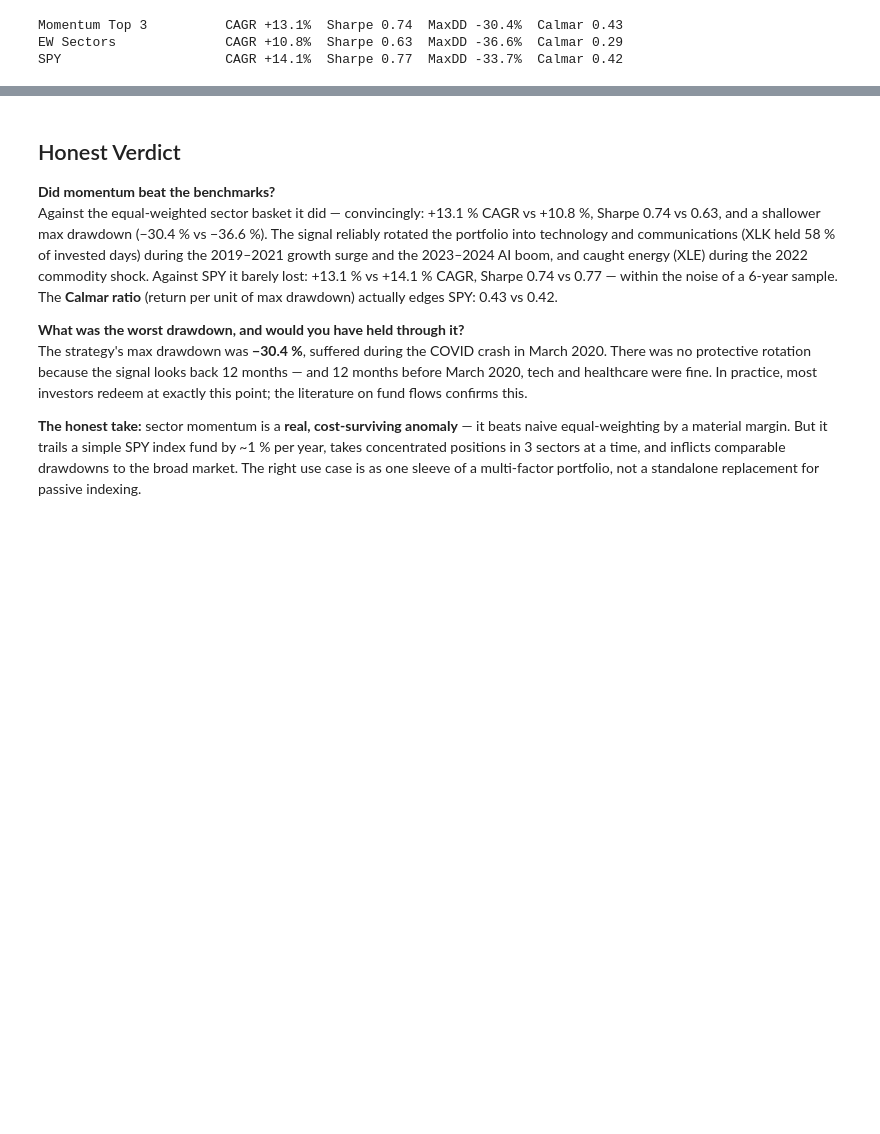
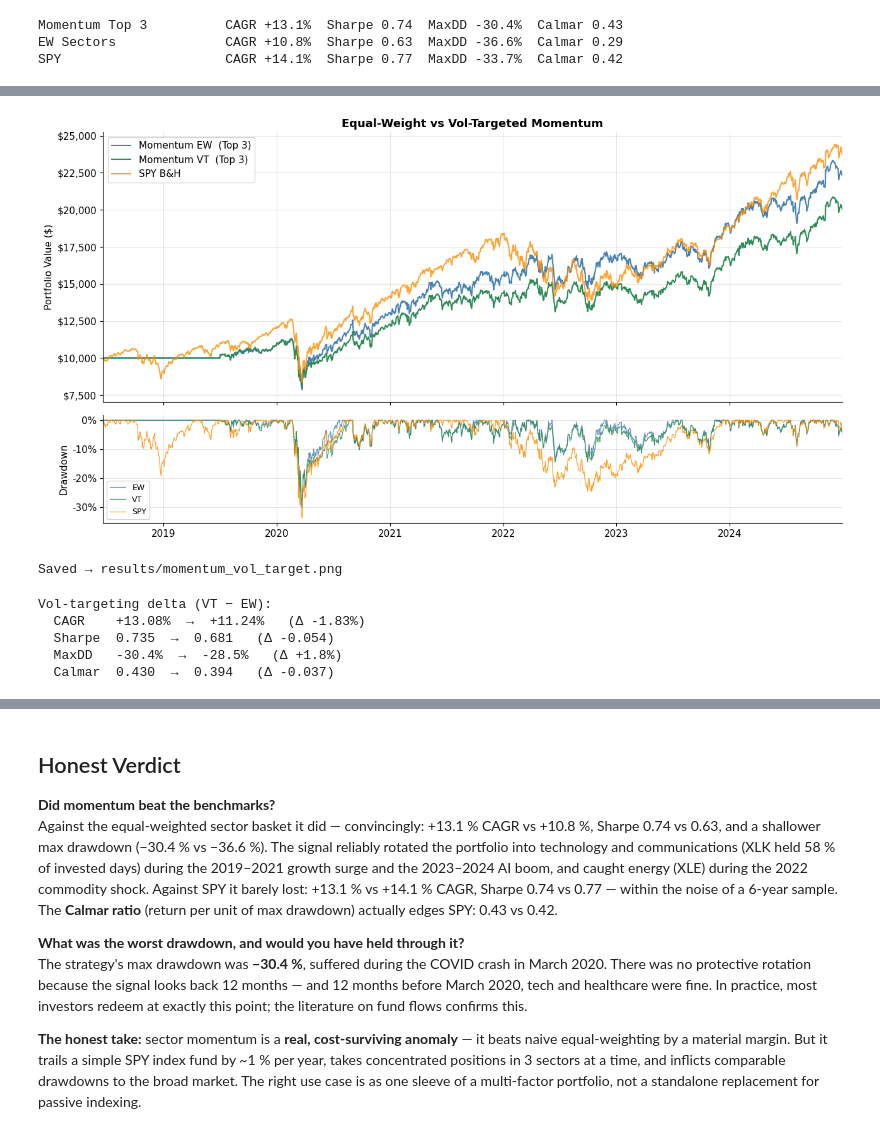
Before and after one commit to UwaisMansuri22/backtest-engine, a Jupyter notebook: notebooks/02_momentum.ipynb, the cells around one changed output, grey strips where cells are left out. Cells and saved outputs as stored; diff of their text form; code cells hidden in the pictures; blank space fills up the shorter version.

```diff
--- a/notebooks/02_momentum.ipynb
+++ b/notebooks/02_momentum.ipynb
@@ -231,0 +236,18 @@ SPY                     CAGR +14.1%  Sharpe 0.77  MaxDD -33.7%  Calmar 0.42
+# %%
+from backtest_engine.backtest.engine import run_backtest  # already imported above; re-import is harmless
+
+# ── Vol-targeted momentum ──────────────────────────────────────────────────
+result_vt = run_backtest(
+    prices, signals,
+    initial_capital=CAPITAL,
+    transaction_cost_bps=5,
+    slippage_bps=2,
+    sizing_method="vol_target",
+    target_vol_annual=0.15,
+    vol_lookback_days=60,
+    max_leverage=1.0,
+)
+
+print(f"Final equity  Equal-weight  : ${result.equity_curve.iloc[-1]:>10,.2f}")
+print(f"Final equity  Vol-target    : ${result_vt.equity_curve.iloc[-1]:>10,.2f}")
+print(f"Final equity  SPY           : ${spy_result.equity_curve.iloc[-1]:>10,.2f}")
@@ -231,0 +278,59 @@ SPY                     CAGR +14.1%  Sharpe 0.77  MaxDD -33.7%  Calmar 0.42
+# %%
+fig, axes = plt.subplots(2, 1, figsize=(13, 7),
+                          gridspec_kw={"height_ratios": [3, 1.2]},
+                          sharex=True)
+
+ax = axes[0]
+ax.plot(result.equity_curve.index,    result.equity_curve,
+        lw=1.5, color="steelblue",  label=f"Momentum EW  (Top {TOP_N})")
+ax.plot(result_vt.equity_curve.index, result_vt.equity_curve,
+        lw=1.5, color="seagreen",   label=f"Momentum VT  (Top {TOP_N})")
+ax.plot(spy_result.equity_curve.index, spy_result.equity_curve,
+        lw=1.5, color="darkorange", label="SPY B&H", alpha=0.8)
+ax.set_title("Equal-Weight vs Vol-Targeted Momentum", fontsize=13, fontweight="bold")
+ax.set_ylabel("Portfolio Value ($)")
+ax.yaxis.set_major_formatter(mticker.FuncFormatter(lambda x, _: f"${x:,.0f}"))
+ax.legend(fontsize=11)
+
+ax2 = axes[1]
+for eq, color, label in [
+    (result.equity_curve,    "steelblue", f"EW"),
+    (result_vt.equity_curve, "seagreen",  f"VT"),
+    (spy_result.equity_curve,"darkorange","SPY"),
+]:
+    dd = eq / eq.cummax() - 1.0
+    ax2.plot(dd.index, dd, lw=0.9, color=color, alpha=0.85, label=label)
+
+ax2.set_ylabel("Drawdown")
+ax2.yaxis.set_major_formatter(mticker.FuncFormatter(lambda x, _: f"{x:.0%}"))
+ax2.set_xlim(common_dates[0], common_dates[-1])
+ax2.legend(fontsize=9, loc="lower left")
+
+plt.tight_layout()
+plt.savefig("results/momentum_vol_target.png", dpi=150, bbox_inches="tight")
+plt.show()
+print("Saved → results/momentum_vol_target.png")
+# %% [output]
+[figure, added]
+Saved → results/momentum_vol_target.png
+# %%
+ew_sharpe = sharpe_ratio(result.returns)
+vt_sharpe = sharpe_ratio(result_vt.returns)
+ew_cagr   = cagr(result.returns)
+vt_cagr   = cagr(result_vt.returns)
+ew_mdd    = max_drawdown(result.returns)
+vt_mdd    = max_drawdown(result_vt.returns)
+ew_cal    = calmar_ratio(result.returns)
+vt_cal    = calmar_ratio(result_vt.returns)
+
+print("Vol-targeting delta (VT − EW):")
+print(f"  CAGR    {ew_cagr:+.2%}  →  {vt_cagr:+.2%}   (Δ {vt_cagr - ew_cagr:+.2%})")
+print(f"  Sharpe  {ew_sharpe:.3f}  →  {vt_sharpe:.3f}   (Δ {vt_sharpe - ew_sharpe:+.3f})")
+print(f"  MaxDD   {ew_mdd:.1%}  →  {vt_mdd:.1%}   (Δ {vt_mdd - ew_mdd:+.1%})")
+print(f"  Calmar  {ew_cal:.3f}  →  {vt_cal:.3f}   (Δ {vt_cal - ew_cal:+.3f})")
+# %% [output]
+Vol-targeting delta (VT − EW):
+  CAGR    +13.08%  →  +11.24%   (Δ -1.83%)
+  Sharpe  0.735  →  0.681   (Δ -0.054)
+  MaxDD   -30.4%  →  -28.5%   (Δ +1.8%)
+  Calmar  0.430  →  0.394   (Δ -0.037)
```
Also changed, not shown: parts of 4 cells of this notebook, 3 other files.
